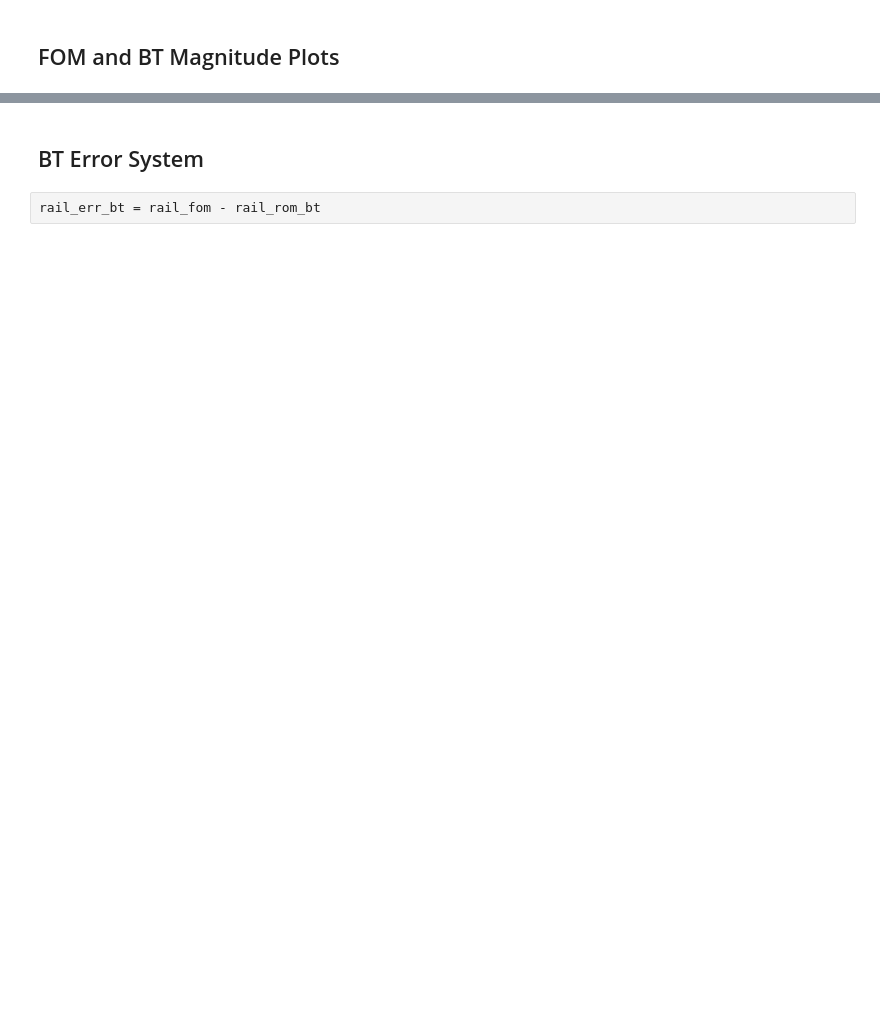
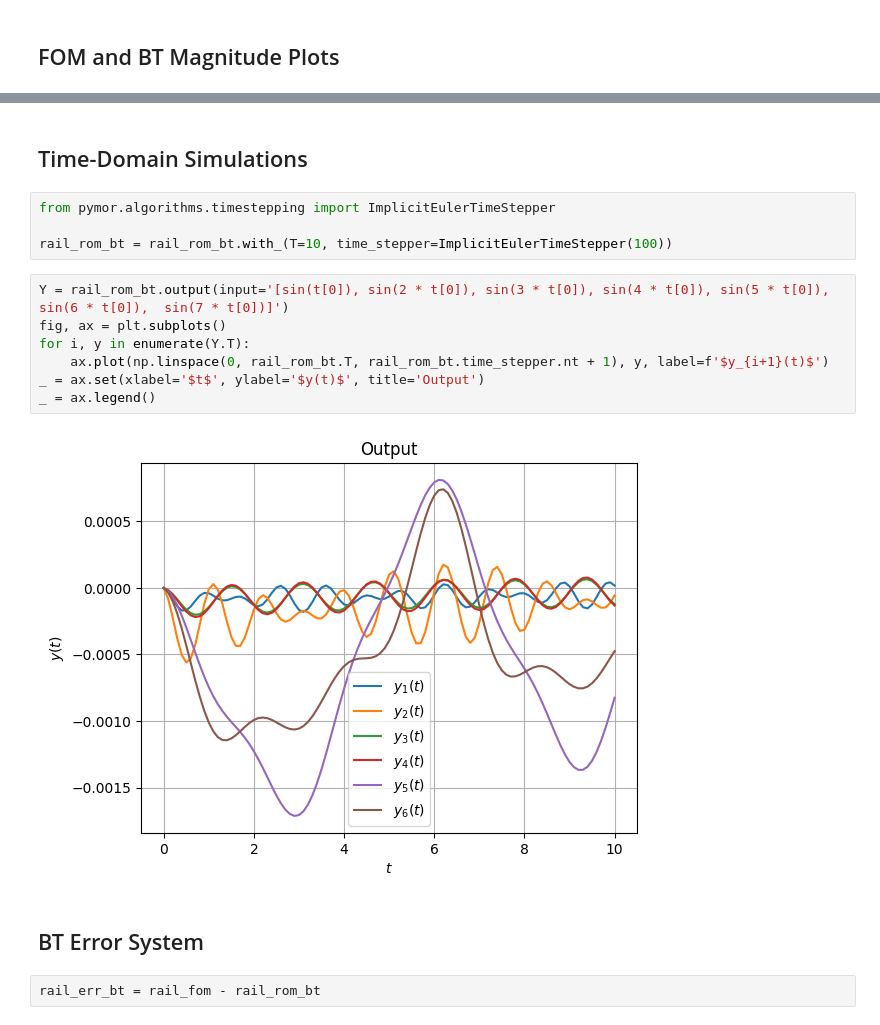
Before and after one commit to lbalicki/pymor-intro, a Jupyter notebook: pymor-intro.ipynb, the cells around one changed output, grey strips where cells are left out. Saved outputs shown, nothing was run; the diff lists cells and outputs as text; blank space fills up the shorter version.

Commit message:
add time-domain computation

```diff
--- a/pymor-intro.ipynb
+++ b/pymor-intro.ipynb
@@ -175,3 +318,18 @@ _ = rail_rom_bt.transfer_function.mag_plot(w)
+# %% [markdown]
+## Time-Domain Simulations
+# %%
+from pymor.algorithms.timestepping import ImplicitEulerTimeStepper
+
+rail_rom_bt = rail_rom_bt.with_(T=10, time_stepper=ImplicitEulerTimeStepper(100))
+# %%
+Y = rail_rom_bt.output(input='[sin(t[0]), sin(2 * t[0]), sin(3 * t[0]), sin(4 * t[0]), sin(5 * t[0]), sin(6 * t[0]),  sin(7 * t[0])]')
+fig, ax = plt.subplots()
+for i, y in enumerate(Y.T):
+    ax.plot(np.linspace(0, rail_rom_bt.T, rail_rom_bt.time_stepper.nt + 1), y, label=f'$y_{i+1}(t)$')
+_ = ax.set(xlabel='$t$', ylabel='$y(t)$', title='Output')
+_ = ax.legend()
+# %% [output]
+[figure, added]
 # %% [markdown]
 ## BT Error System
 # %%
```
Also changed, not shown: parts of 73 cells of this notebook.
